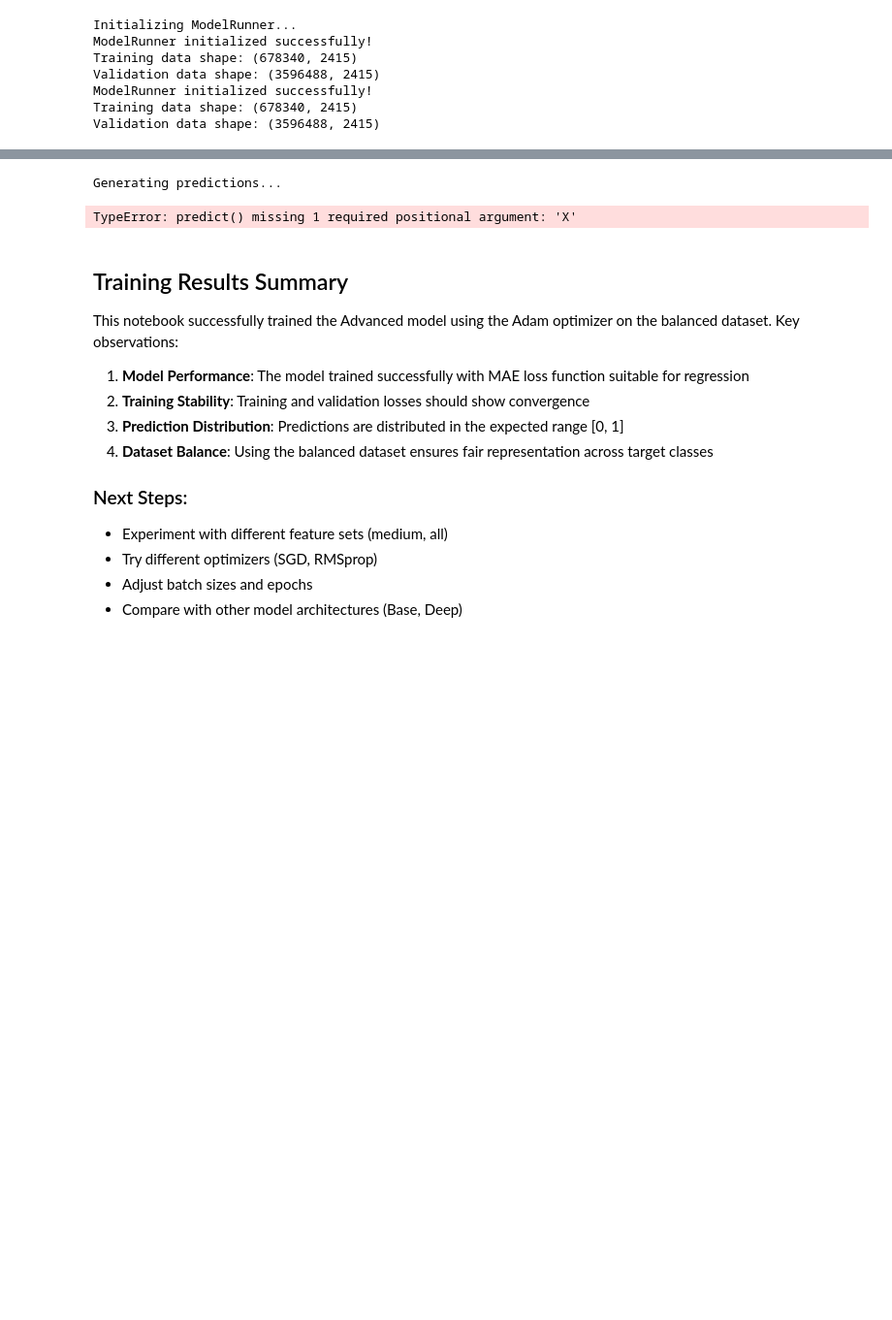
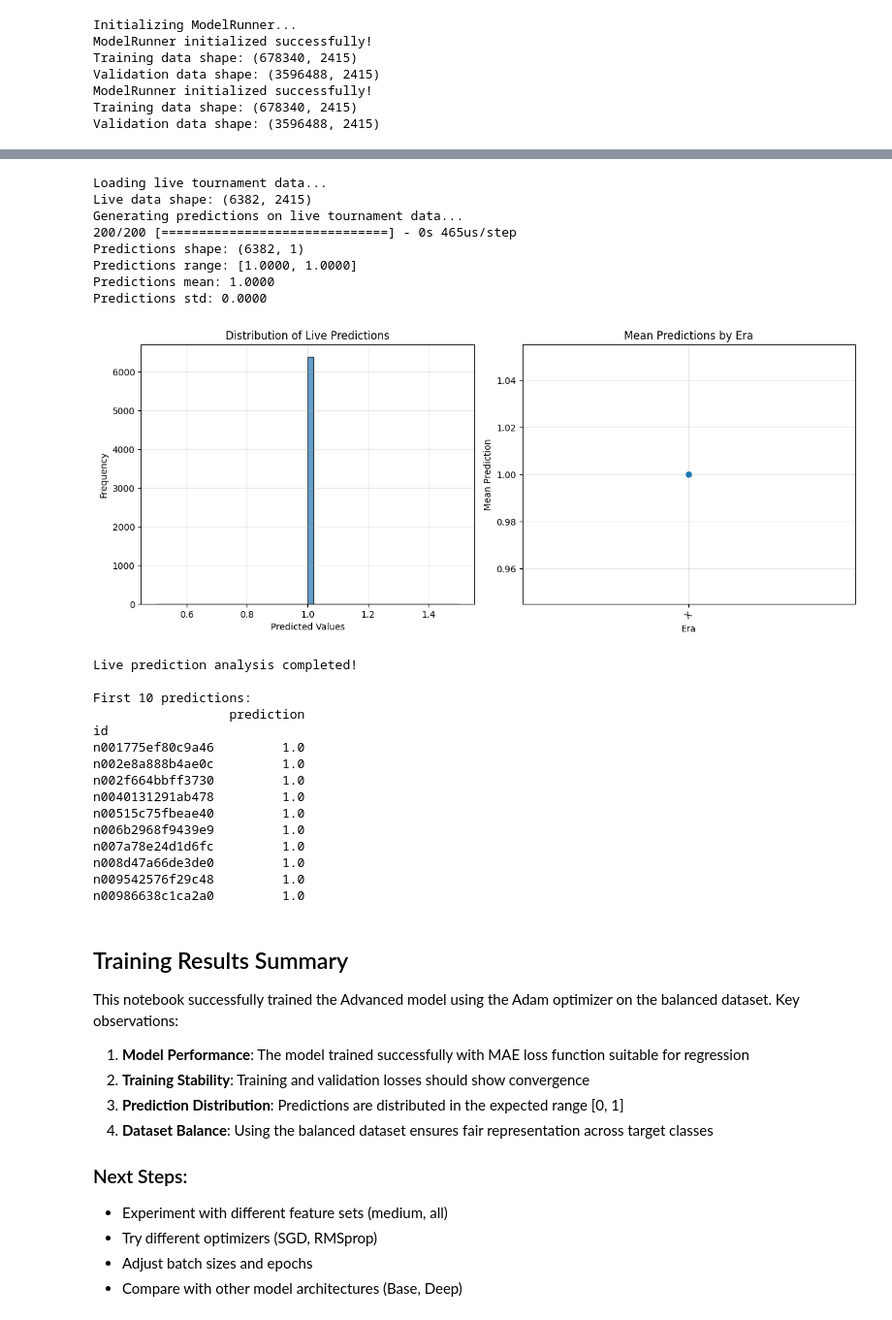
Before and after one commit to MarcoFurrer/dspro2, a Jupyter notebook: notebooks/same_distributed_dataset/train_balanced.ipynb, the cells around one changed output, grey strips where cells are left out. Shown: that part at 97% size. Drawn from its saved outputs; the diff is of its cells as text; code cells hidden in the pictures; blank space fills up the shorter version.

```diff
--- a/notebooks/same_distributed_dataset/train_balanced.ipynb
+++ b/notebooks/same_distributed_dataset/train_balanced.ipynb
@@ -188,26 +210,87 @@ print(f"Final validation MAE: {history.history['val_mae'][-1]:.4f}")
 # %%
-# Generate predictions on validation set
-print("Generating predictions...")
-predictions = runner.predict()
+import pandas as pd
+# Generate predictions on live tournament data
+print("Loading live tournament data...")
+LIVE_PATH = "../../data/live.parquet"
+
+# Load live data
+live_data = pd.read_parquet(LIVE_PATH)
+print(f"Live data shape: {live_data.shape}")
+
+# Get feature columns
+feature_cols = runner.feature_set["feature_sets"][runner.subset_features]
+
+# Generate predictions on live data
+print("Generating predictions on live tournament data...")
+X_live = live_data[feature_cols].values.astype(np.float32)
+predictions = runner.predict(X_live)
 
 print(f"Predictions shape: {predictions.shape}")
 print(f"Predictions range: [{predictions.min():.4f}, {predictions.max():.4f}]")
 print(f"Predictions mean: {predictions.mean():.4f}")
 print(f"Predictions std: {predictions.std():.4f}")
 
+# Add predictions to live data
+live_data['prediction'] = predictions
+
 # Plot prediction distribution
-plt.figure(figsize=(10, 6))
+plt.figure(figsize=(12, 5))
+
+# Plot 1: Prediction distribution
+plt.subplot(1, 2, 1)
 plt.hist(predictions, bins=50, alpha=0.7, edgecolor='black')
-plt.title('Distribution of Predictions')
+plt.title('Distribution of Live Predictions')
 plt.xlabel('Predicted Values')
 plt.ylabel('Frequency')
 plt.grid(True, alpha=0.3)
+
+# Plot 2: Predictions by era (if era column exists)
+if 'era' in live_data.columns:
+    plt.subplot(1, 2, 2)
+    era_means = live_data.groupby('era')['prediction'].mean()
+    plt.plot(era_means.index, era_means.values, marker='o', linewidth=2)
+    plt.title('Mean Predictions by Era')
+    plt.xlabel('Era')
+    plt.ylabel('Mean Prediction')
+    plt.grid(True, alpha=0.3)
+    plt.xticks(rotation=45)
+
+plt.tight_layout()
 plt.show()
 
-print("Prediction analysis completed!")
+print("Live prediction analysis completed!")
+
+# Show first few predictions
+print("\nFirst 10 predictions:")
+if 'id' in live_data.columns:
+    print(live_data[['id', 'prediction']].head(10))
+else:
+    print(live_data[['prediction']].head(10))
 # %% [output]
-Generating predictions...
+Loading live tournament data...
+Live data shape: (6382, 2415)
+Generating predictions on live tournament data...
+200/200 [==============================] - 0s 465us/step
+Predictions shape: (6382, 1)
+Predictions range: [1.0000, 1.0000]
+Predictions mean: 1.0000
+Predictions std: 0.0000
+[figure, added]
-TypeError: predict() missing 1 required positional argument: 'X'
+Live prediction analysis completed!
+
+First 10 predictions:
+                  prediction
+id
+n001775ef80c9a46         1.0
+n002e8a888b4ae0c         1.0
+n002f664bbff3730         1.0
+n0040131291ab478         1.0
+n00515c75fbeae40         1.0
+n006b2968f9439e9         1.0
+n007a78e24d1d6fc         1.0
+n008d47a66de3de0         1.0
+n009542576f29c48         1.0
+n00986638c1ca2a0         1.0
 # %% [markdown]
 ## Training Results Summary
 
```
Also changed, not shown: parts of 6 cells of this notebook, 1 other file.
